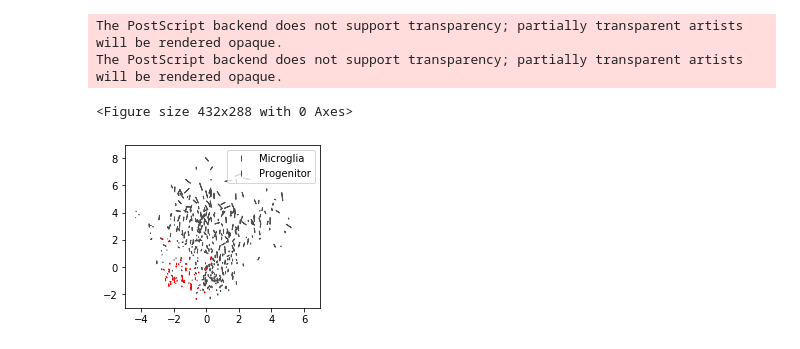
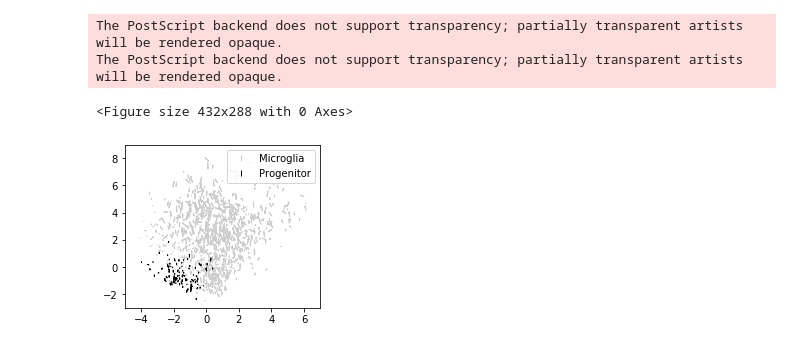
Before and after one commit to mehta-lab/dynamorph, a Jupyter notebook: NOVEMBER_Progenitor.ipynb, the cells around one changed output. Cells and saved outputs as stored; diff of their text form; code cells hidden in the pictures.

```diff
--- a/NOVEMBER_Progenitor.ipynb
+++ b/NOVEMBER_Progenitor.ipynb
@@ -18,15 +18,15 @@ from HiddenStateExtractor.vq_vae import VQ_VAE, rescale
 plt.switch_backend('module://ipykernel.pylab.backend_inline')
 # %%
 sites = sites_NOVEMBER
-RAW_NOVEMBER = '/mnt/comp_micro/Projects/learningCellState/microglia/raw_for_segmentation/NOVEMBER/raw'
-INTERMEDIATE_NOVEMBER = '/mnt/comp_micro/Projects/learningCellState/microglia/raw_for_segmentation/NOVEMBER/supp'
+RAW_NOVEMBER = '/gpfs/CompMicro/Projects/learningCellState/microglia/raw_for_segmentation/NOVEMBER/raw'
+INTERMEDIATE_NOVEMBER = '/gpfs/CompMicro/Projects/learningCellState/microglia/raw_for_segmentation/NOVEMBER/supp'
 wells = {'B4', 'B5', 'B2', 'C5', 'C4'}
 wells_ = {'B4', 'B5', 'B2', 'C5'}
 raw_folder = RAW_NOVEMBER
 supp_folder = INTERMEDIATE_NOVEMBER
 
 JUNE_sites = sum([['D%d-Site_%d' % (i, j) for j in range(9)] for i in range(3, 6)], [])
-JUNE_DATA_PATH = '/mnt/comp_micro/Projects/learningCellState/microglia/data_processed'
+JUNE_DATA_PATH = '/gpfs/CompMicro/Projects/learningCellState/microglia/data_processed'
 # %%
 ### Load All Data ###
 dats = {}
@@ -75,3 +94,7 @@ B5-Site_1
+# %%
+# with open('NOVEMBER_all_dat_save.pkl', 'wb') as f:
+#     pickle.dump([dats, fs, traj_inds, trajs, traj_positions, traj_mg_ratios], f)
+dats, fs, traj_inds, trajs, traj_positions, traj_mg_ratios = pickle.load(open('NOVEMBER_all_dat_save.pkl', 'rb'))
 # %%
 _trajs = {}
 _traj_positions = {}
@@ -343,7 +399,6 @@ for t, motion in traj_motions_june.items():
 # %%
 np.random.seed(123)
-samples = [t for t in trajs.keys() if t.startswith('B4-Site_0')]
-for s in samples:
-    print(s)
-    save_traj_bbox(s, 'temp/sample_%s.gif' % s.replace('/', '_'))
+for t in trajs:
+    print(t)
+    save_traj_bbox(t, 'nonmg_analysis/sample_%s.gif' % t.replace('/', '_'))
 # %% [output]
@@ -416,6 +510,6 @@ The PostScript backend does not support transparency; partially transparent arti
 # %%
 plt.clf()
-f = plt.figure(figsize=(4.5, 2))
+f = plt.figure(figsize=(3.5, 1.5))
 for well in wells_:
     freqs, bins = np.histogram(traj_speed[well], bins=bins_speed)
     freqs = freqs/freqs.sum()
@@ -429,12 +523,11 @@ for well in wells_:
 
 plt.xlabel("")
 plt.ylabel("")
-plt.legend()
 plt.grid(b=False, which='major', axis='x')
-speed_ticks = [4., 8., 16., 32., 64., 128.]
+speed_ticks = [4, 8, 16, 32, 64, 128]
 plt.gca().set_xticks(np.log(speed_ticks))
 plt.gca().set_xticklabels(speed_ticks)
 plt.tight_layout()
-plt.savefig('temp/NOVEMBER_nonmg_speed.eps')
-plt.savefig('temp/NOVEMBER_nonmg_speed.png', dpi=300)
+plt.savefig('nonmg_analysis/NOVEMBER_nonmg_speed.eps')
+plt.savefig('nonmg_analysis/NOVEMBER_nonmg_speed.png', dpi=300)
 # %% [output]
@@ -632,8 +816,8 @@ speed_ticks = [4., 8., 16., 32., 64., 128.]
 
 plt.clf()
 f = plt.figure(figsize=(3.5, 3))
-
-random_selected_inds = np.random.choice(np.arange(len(mg_X)), (400,), replace=False)
+np.random.seed(128)
+random_selected_inds = np.random.choice(np.arange(len(mg_X)), (1000,), replace=False)
 for i in random_selected_inds:
     t = mg_t_arrays[i]
     merged_ang_diff = mg_traj_orientations[t]
@@ -646,39 +830,39 @@ for i in random_selected_inds:
     dy = arrow_vec[1]
     x = x_center - dx/2
     y = y_center - dy/2
-    plt.arrow(x, y, dx, dy, color=(0.3, 0.3, 0.3), width=0.005, head_width=0.)
+    plt.arrow(x, y, dx, dy, color=(0.8, 0.8, 0.8), width=0.001, head_width=0.)
 
-random_selected_inds = np.random.choice(np.arange(len(X)), (50,), replace=False)
+random_selected_inds = np.random.choice(np.arange(len(X)), (100,), replace=False)
 for i in random_selected_inds:
     t = t_arrays[i]
     if not t in traj_orientations:
         continue
     merged_ang_diff = traj_orientations[t]
     merged_d = np.exp(X[i, 0])/200
     #merged_d = (1 - traj_orientation_stds[t])/2 # Longer marker indicates more consistent movement (smaller circular SD)
     arrow_vec = (merged_d * np.sin(merged_ang_diff), merged_d * np.cos(merged_ang_diff))
     x_center = X[i, 1]
     y_center = X[i, 2]
     dx = arrow_vec[0]
     dy = arrow_vec[1]
     x = x_center - dx/2
     y = y_center - dy/2
-    plt.arrow(x, y, dx, dy, color='r', width=0.005, head_width=0.)
+    plt.arrow(x, y, dx, dy, color=(0., 0., 0.), width=0.01, head_width=0.)
 
 plt.xlabel("")
 plt.ylabel("")
 plt.xlim(-5, 7)
 plt.ylim(-3, 9)
 
 import matplotlib.patches as mpatches
-plt.plot([-10], [-1], '|', color=(0.3, 0.3, 0.3), label='Microglia')
-plt.plot([-10], [-1], '|', color='r', label='Progenitor')
+plt.plot([-10], [-1], '|', color=(0.8, 0.8, 0.8), label='Microglia')
+plt.plot([-10], [-1], '|', color=(0., 0., 0.), label='Progenitor')
 plt.legend()
 
-plt.savefig('temp/NOVEMBER_mg_nonmg_PC12.eps')
-plt.savefig('temp/NOVEMBER_mg_nonmg_PC12.png', dpi=300)
+plt.savefig('nonmg_analysis/NOVEMBER_mg_nonmg_PC12.eps')
+plt.savefig('nonmg_analysis/NOVEMBER_mg_nonmg_PC12.png', dpi=300)
 # %% [output]
 The PostScript backend does not support transparency; partially transparent artists will be rendered opaque.
 The PostScript backend does not support transparency; partially transparent artists will be rendered opaque.
 <Figure size 432x288 with 0 Axes>
-[figure, old version]
+[figure, new version]
```
Also changed, not shown: parts of 18 cells of this notebook, 1 other file.
